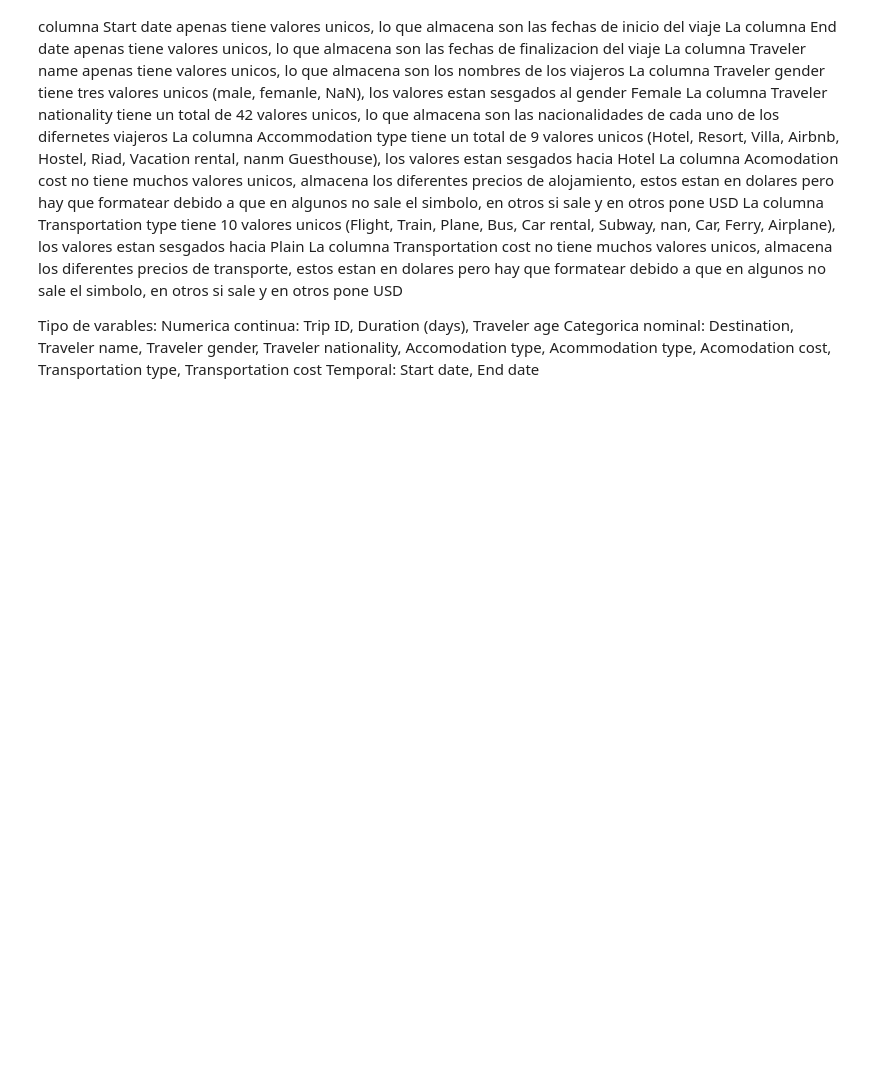
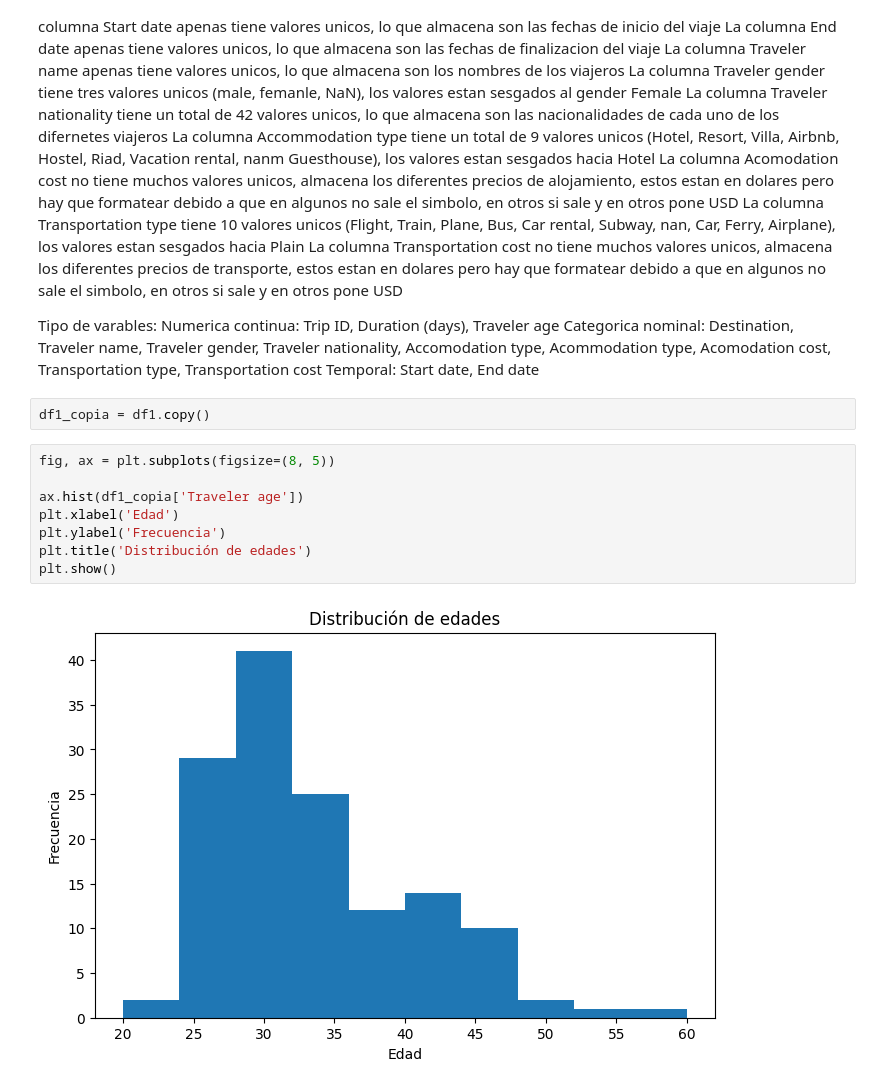
Before and after one commit to maketas1/proyectos, a Jupyter notebook: viajes.ipynb, the cells around one changed output. Drawn from its saved outputs; the diff is of its cells as text; blank space fills up the shorter version.

```diff
--- a/viajes.ipynb
+++ b/viajes.ipynb
@@ -198,3 +201,15 @@ Tipo de varables:
 Numerica continua: Trip ID, Duration (days), Traveler age
 Categorica nominal: Destination, Traveler name, Traveler gender, Traveler nationality, Accomodation type, Acommodation type, Acomodation cost, Transportation type, Transportation cost
 Temporal: Start date, End date
+# %%
+df1_copia = df1.copy()
+# %%
+fig, ax = plt.subplots(figsize=(8, 5))
+
+ax.hist(df1_copia['Traveler age'])
+plt.xlabel('Edad')
+plt.ylabel('Frecuencia')
+plt.title('Distribución de edades')
+plt.show()
+# %% [output]
+[figure, added]
```
Also changed, not shown: parts of 4 cells of this notebook.
